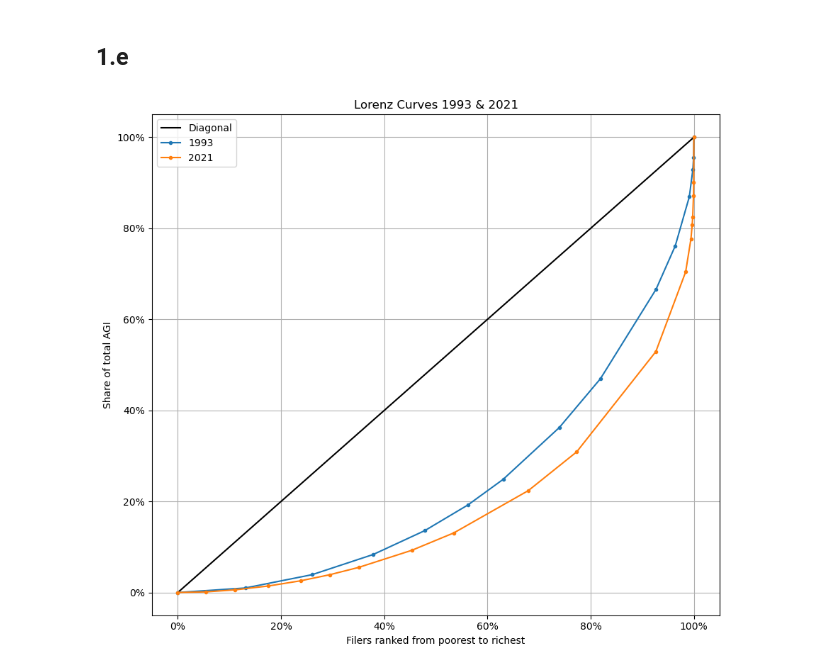
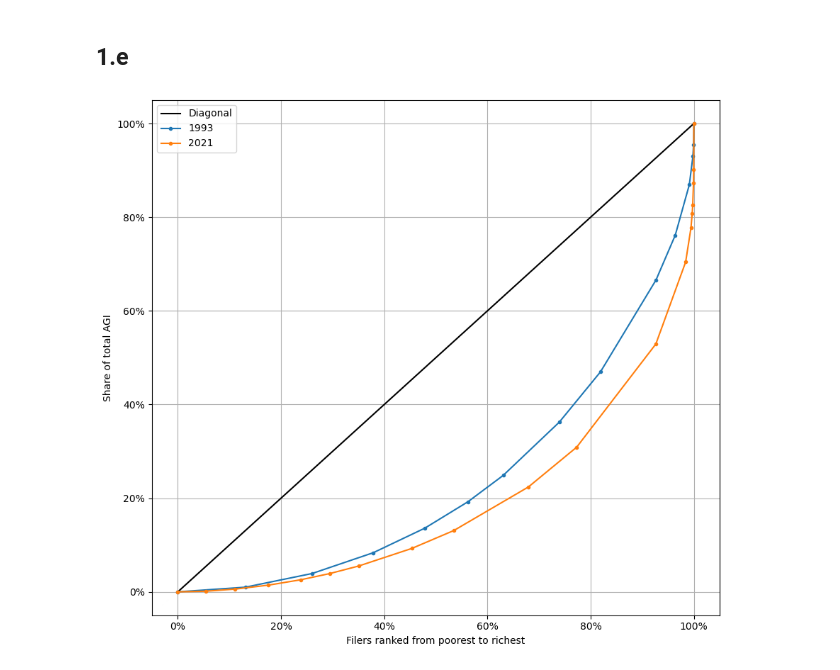
Before and after one commit to johanoelgaard/ECON230B, a Jupyter notebook: Assignment 1/Assignment I.ipynb, the cells around one changed output. Drawn from its saved outputs; the diff is of its cells as text; code cells hidden in the pictures.

```diff
--- a/Assignment 1/Assignment I.ipynb
+++ b/Assignment 1/Assignment I.ipynb
@@ -131,6 +131,6 @@ Gini coefficient: 0.5296265854024349
 # %% [markdown]
 ## 1.e
 # %%
-plot_lorenz_curve(data93, data_label='1993', compare=data21, compare_label='2021', title='Lorenz Curves 1993 & 2021', save='lorenz_curve1e.png')
+plot_lorenz_curve(data93, data_label='1993', compare=data21, compare_label='2021', title=None, save='lorenz_curve1e.png')
 # %% [output]
-[figure, old version]
+[figure, new version]
```
Also changed, not shown: parts of 4 cells of this notebook, 5 other files.
